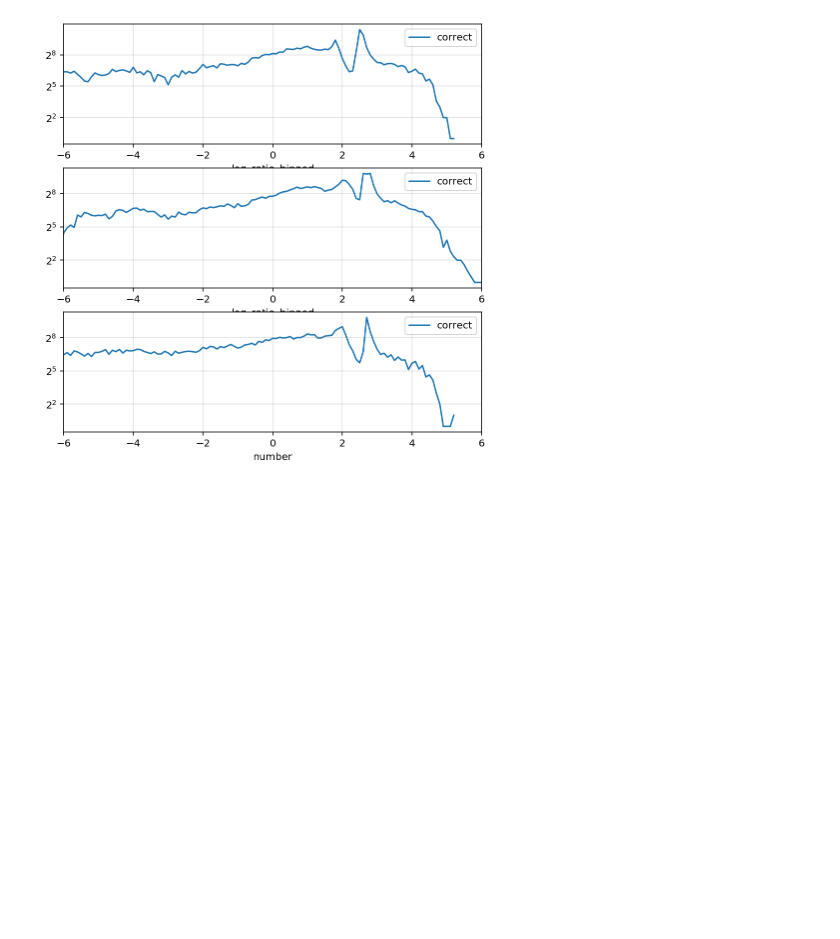
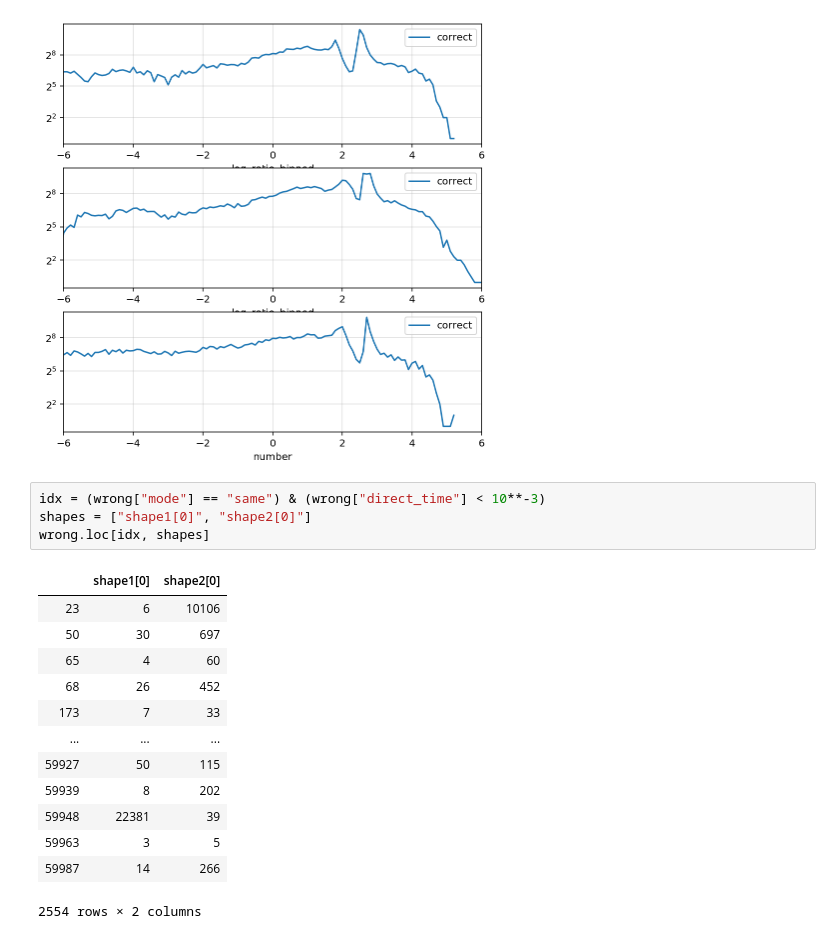
Before and after one commit to stsievert/scipy-convolve-timings, a Jupyter notebook: 1d/Test.ipynb, the cells around one changed output. Drawn from its saved outputs; the diff is of its cells as text; blank space fills up the shorter version.

```diff
--- a/1d/Test.ipynb
+++ b/1d/Test.ipynb
@@ -414,3 +412,21 @@ FFT >2x faster for 20.32% of tests in mode=valid
 FFT >2x faster for 43.32% of tests in mode=same
 Text(0.5, 0, 'number')
 [figure]
+# %%
+idx = (wrong["mode"] == "same") & (wrong["direct_time"] < 10**-3)
+shapes = ["shape1[0]", "shape2[0]"]
+wrong.loc[idx, shapes]
+# %% [output]
+|  | shape1[0] | shape2[0] |
+| 23 | 6 | 10106 |
+| 50 | 30 | 697 |
+| 65 | 4 | 60 |
+| 68 | 26 | 452 |
+| 173 | 7 | 33 |
+| ... | ... | ... |
+| 59927 | 50 | 115 |
+| 59939 | 8 | 202 |
+| 59948 | 22381 | 39 |
+| 59963 | 3 | 5 |
+| 59987 | 14 | 266 |
+2554 rows × 2 columns
```
Also changed, not shown: parts of 12 cells of this notebook, 6 other files.
